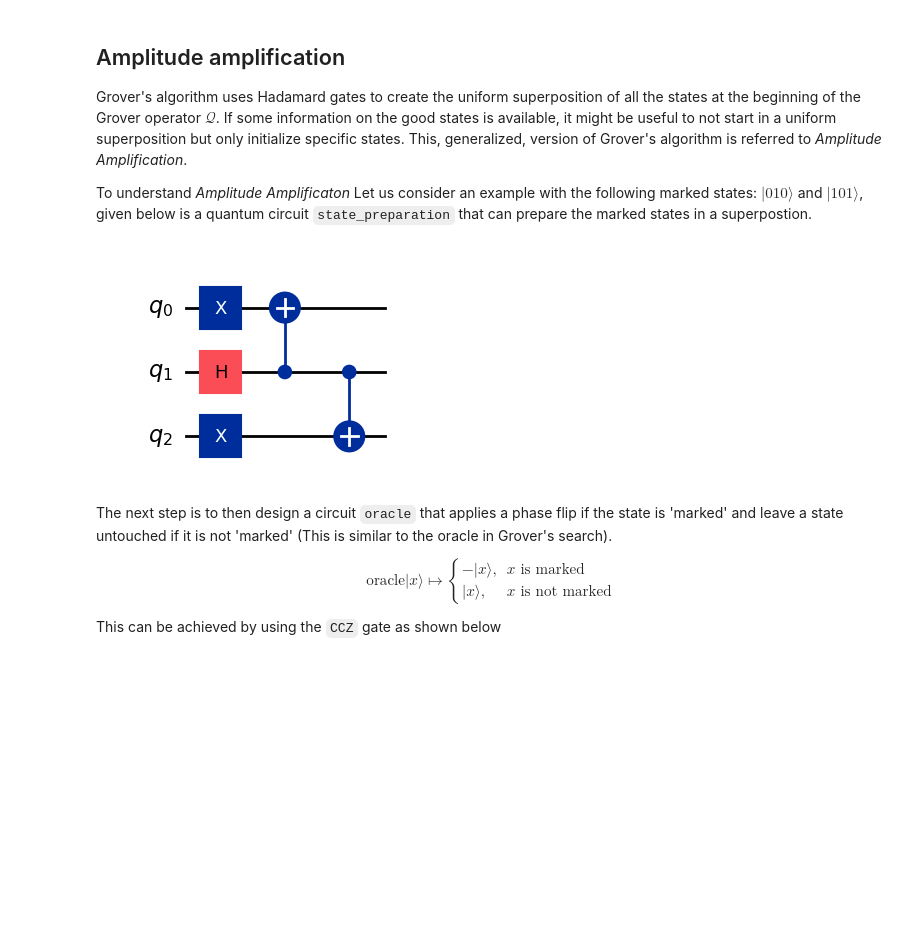
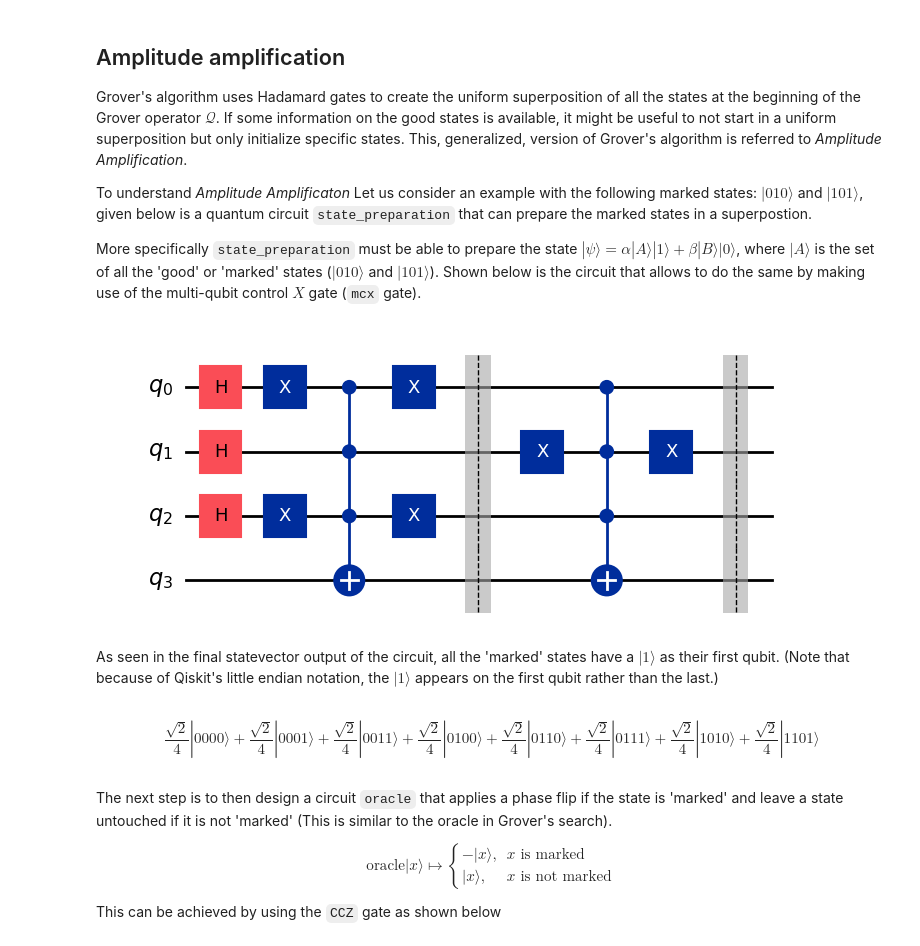
Before and after one commit to CQuICC/qc-course-qiskit, a Jupyter notebook: c1-mod11/ampamp.ipynb, the cells around one changed output. Saved outputs shown, nothing was run; the diff lists cells and outputs as text; code cells hidden in the pictures; blank space fills up the shorter version.

```diff
--- a/c1-mod11/ampamp.ipynb
+++ b/c1-mod11/ampamp.ipynb
@@ -9,18 +7,40 @@ from qiskit_aer import Aer
 Grover's algorithm uses Hadamard gates to create the uniform superposition of all the states at the beginning of the Grover operator $\mathcal{Q}$. If some information on the good states is available, it might be useful to not start in a uniform superposition but only initialize specific states. This, generalized, version of Grover's algorithm is referred to _Amplitude Amplification_.
 
 To understand _Amplitude Amplificaton_ Let us consider an example with the following marked states: $|010\rangle$ and $|101\rangle$, given below is a quantum circuit `state_preparation` that can prepare the marked states in a superpostion.
+
+More specifically `state_preparation` must be able to prepare the state $|\psi\rangle = \alpha|A\rangle|1\rangle + \beta|B\rangle|0\rangle$, where $|A\rangle$ is the set of all the 'good' or 'marked' states ($|010\rangle$ and $|101\rangle$). Shown below is the circuit that allows to do the same by making use of the multi-qubit control $X$ gate (`mcx` gate).
 # %%
-state_preparation = QuantumCircuit(3)
+state_preparation = QuantumCircuit(4, name="state preparation")
+
+state_preparation.h([i for i in range(3)])
+
+# Mark |010> -> Apply X gate on qubit 1 because it should be |0>
+state_preparation.x([0, 2])  # Apply X to flip |0> to |1> where needed
+
+state_preparation.mcx([0, 1, 2], 3)  # Apply MCX gate
 
 state_preparation.x([0, 2])
-state_preparation.h(1)
 
-state_preparation.cx(1, 0)
-state_preparation.cx(1, 2)
+state_preparation.barrier()
+
+# Mark |101> -> Apply X gate on qubit 1 because it should be |0>
+state_preparation.x(1) # Apply X to flip |0> to |1> where needed
+
+state_preparation.mcx([0, 1, 2], 3)  # Apply MCX gate
+
+state_preparation.x(1)
+state_preparation.barrier()
 
 state_preparation.draw('mpl')
 # %% [output]
-[figure, old version]
+[figure, new version]
+# %% [markdown]
+As seen in the final statevector output of the circuit, all the 'marked' states have a $|1\rangle$ as their first qubit. (Note that because of Qiskit's little endian notation, the $|1\rangle$ appears on the first qubit rather than the last.)
+# %%
+state = Statevector.from_instruction(state_preparation)
+state.draw(output='latex')
+# %% [output]
+$$\frac{\sqrt{2}}{4} |0000\rangle+\frac{\sqrt{2}}{4} |0001\rangle+\frac{\sqrt{2}}{4} |0011\rangle+\frac{\sqrt{2}}{4} |0100\rangle+\frac{\sqrt{2}}{4} |0110\rangle+\frac{\sqrt{2}}{4} |0111\rangle+\frac{\sqrt{2}}{4} |1010\rangle+\frac{\sqrt{2}}{4} |1101\rangle$$
 # %% [markdown]
 The next step is to then design a circuit `oracle` that applies a phase flip if the state is 'marked' and leave a state untouched if it is not 'marked' (This is similar to the oracle in Grover's search).
 
```
Also changed, not shown: parts of 13 cells of this notebook.
